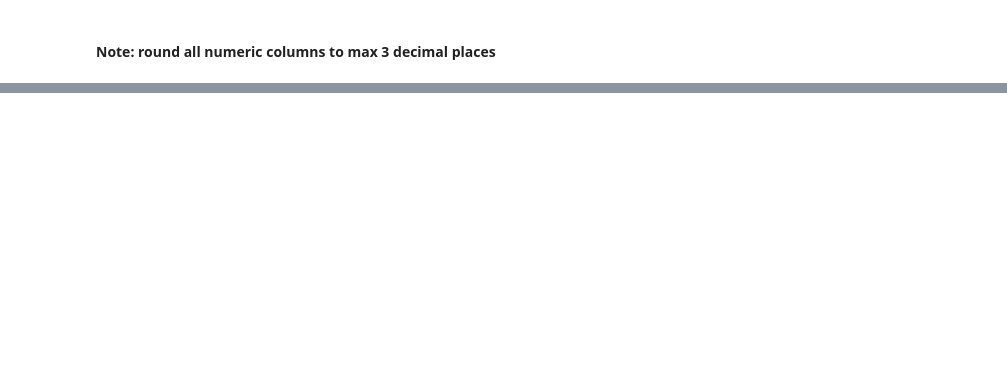
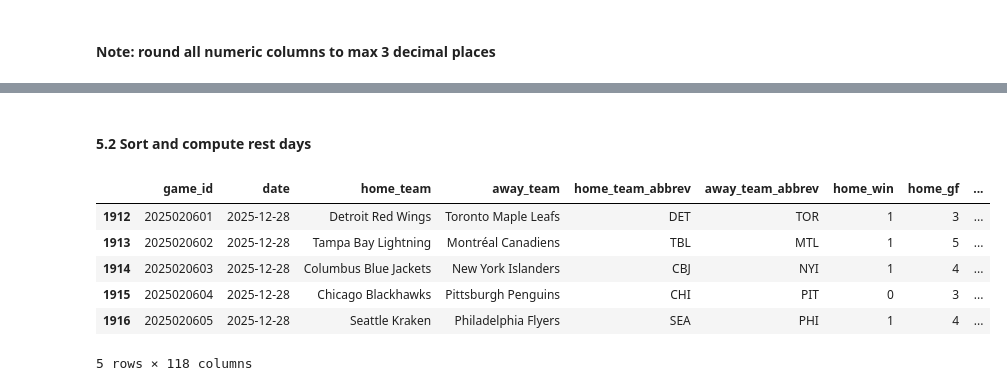
Before and after one commit to Griger2004/NHL_predictor, a Jupyter notebook: main/ml_dev/notebooks/api_data_scraper.ipynb, the cells around one changed output, grey strips where cells are left out. Cells and saved outputs as stored; diff of their text form; code cells hidden in the pictures; blank space fills up the shorter version.

Commit message:
#24 add rest days statsitics for team and goalie

```diff
--- a/main/ml_dev/notebooks/api_data_scraper.ipynb
+++ b/main/ml_dev/notebooks/api_data_scraper.ipynb
@@ -252,11 +252,12 @@ def extract_all_stats(game_data):
     return row
 # %%
 START_SEASON = 2023
+TEST_SEASON = 2024
 END_SEASON = 2025
 PREV_SEASON = 2022
 LAST_N_GAMES = 100
 MAX_GAMES = 1312
-SLEEP_SEC = 0.2
+SLEEP_SEC = 0.1
 
 # Make output directory
 os.makedirs(OUTPUT_DIR, exist_ok=True)
@@ -1174,0 +1209,17 @@ else:
+# %%
+df = pd.read_csv(CSV_FILE, parse_dates=["date"])
+
+# Apply a season column to every game based on date
+df["season"] = df["game_id"].apply(lambda x: int(str(x)[:4]))
+
+home_games = df[["date", "season", "home_team_abbrev"]].rename(
+    columns={"home_team_abbrev": "team"}
+)
+
+away_games = df[["date", "season", "away_team_abbrev"]].rename(
+    columns={"away_team_abbrev": "team"}
+)
+
+team_games = pd.concat([home_games, away_games], ignore_index=True)
+
+team_games.head()
@@ -1174,0 +1233,40 @@ else:
+# %% [markdown]
+#### 5.2 Sort and compute rest days
+# %%
+team_games = team_games.sort_values(["team", "season", "date"])
+
+team_games["team_rest_days"] = (
+    team_games.groupby(["team", "season"])["date"]
+    .diff()
+    .dt.days
+    - 1
+)
+
+# Merge back into main dataframe
+df = df.merge(
+    team_games[["team", "season", "date", "team_rest_days"]],
+    left_on=["home_team_abbrev", "season", "date"],
+    right_on=["team", "season", "date"],
+    how="left"
+).rename(columns={"team_rest_days": "home_rest_days"}).drop(columns=["team"])
+
+df = df.merge(
+    team_games[["team", "season", "date", "team_rest_days"]],
+    left_on=["away_team_abbrev", "season", "date"],
+    right_on=["team", "season", "date"],
+    how="left"
+).rename(columns={"team_rest_days": "away_rest_days"}).drop(columns=["team"])
+
+df.to_csv(CSV_FILE, index=False)
+
+# open and read CSV
+df = pd.read_csv(CSV_FILE, parse_dates=["date"])
+df.tail()
+# %% [output]
+|  | game_id | date | home_team | away_team | home_team_abbrev | away_team_abbrev | home_win | home_gf | ... |
+| 1912 | 2025020601 | 2025-12-28 | Detroit Red Wings | Toronto Maple Leafs | DET | TOR | 1 | 3 | ... |
+| 1913 | 2025020602 | 2025-12-28 | Tampa Bay Lightning | Montréal Canadiens | TBL | MTL | 1 | 5 | ... |
+| 1914 | 2025020603 | 2025-12-28 | Columbus Blue Jackets | New York Islanders | CBJ | NYI | 1 | 4 | ... |
+| 1915 | 2025020604 | 2025-12-28 | Chicago Blackhawks | Pittsburgh Penguins | CHI | PIT | 0 | 3 | ... |
+| 1916 | 2025020605 | 2025-12-28 | Seattle Kraken | Philadelphia Flyers | SEA | PHI | 1 | 4 | ... |
+5 rows × 118 columns
```
Also changed, not shown: parts of 13 cells of this notebook, 1 other file.
